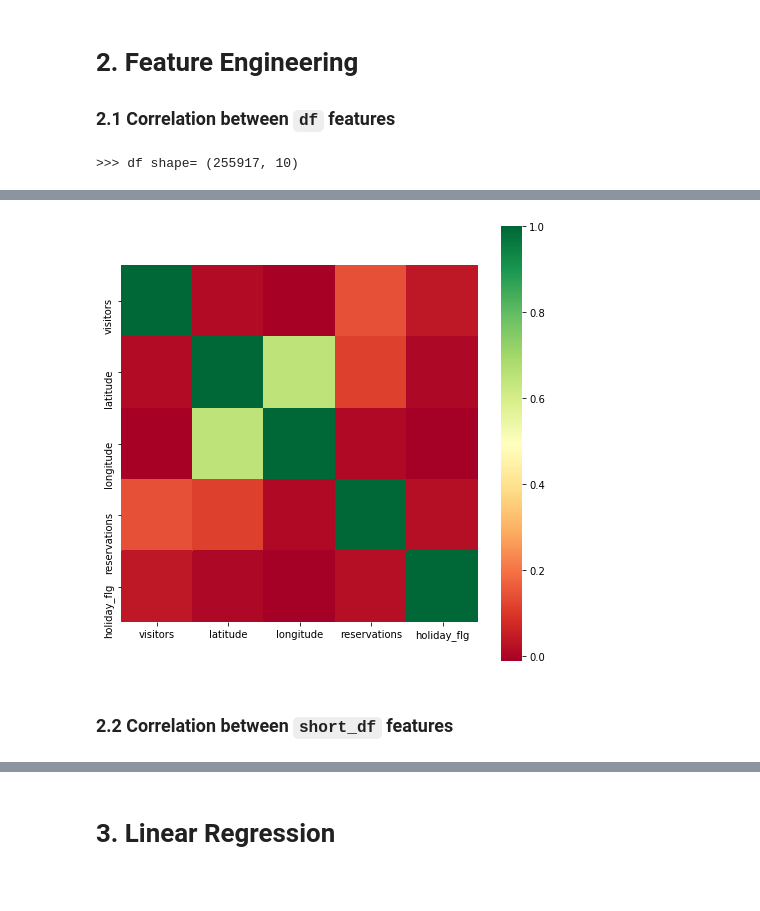
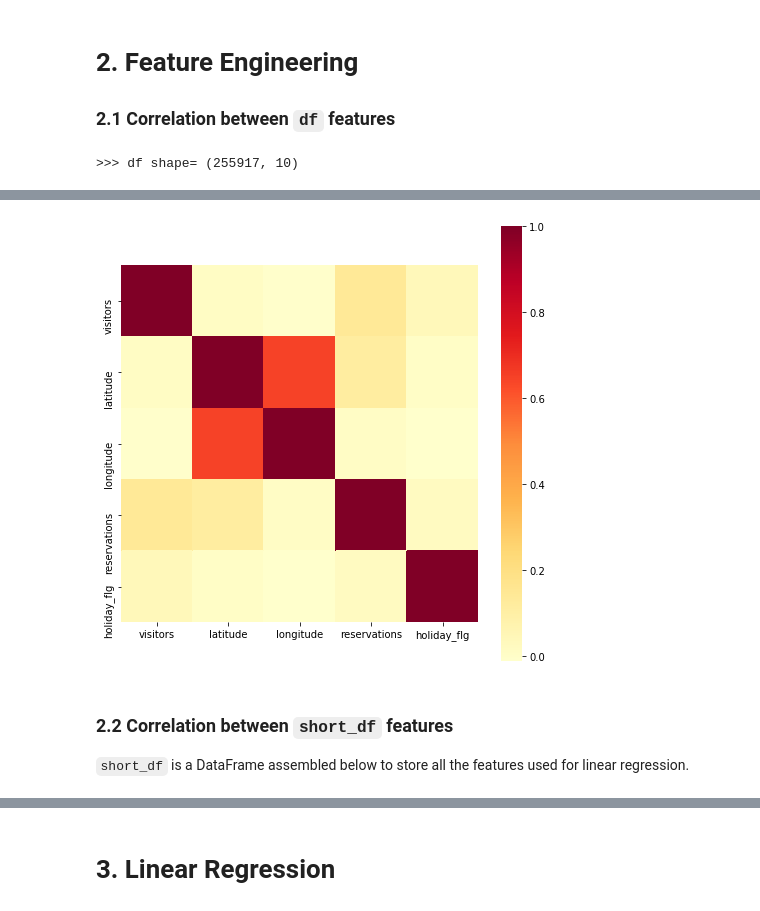
Before and after one commit to karlphillip/DataScience, a Jupyter notebook: Capstone Project1/3_regression.ipynb, the cells around one changed output, grey strips where cells are left out. Drawn from its saved outputs; the diff is of its cells as text; code cells hidden in the pictures.

Commit message:
Updated heatmap in Capstone Project 1 - Regression

```diff
--- a/Capstone Project1/3_regression.ipynb
+++ b/Capstone Project1/3_regression.ipynb
@@ -34,23 +34,25 @@ A Jupyter Widget
 # %%
 print('>>> df shape=', df.shape)
 display(df.head(5))
 
 # Plot correlation between different features
 plt.figure(figsize=(8, 8))
-sns.heatmap(df.corr(), square=True, cmap='RdYlGn')
+sns.heatmap(df.corr(), square=True, cmap='YlOrRd') # # RdBu_r, YlOrRd
 plt.plot()
 plt.show()
 # %% [output]
 >>> df shape= (255917, 10)
 |  | air_store_id | visit_date | visitors | genre_name | area_name | latitude | longitude | reservations | ... |
 | 0 | air_ba937bf13d40fb24 | 2016-01-13 | 25 | Dining bar | Tōkyō-to Minato-ku Shibakōen | 35.658068 | 139.751599 | -1.0 | ... |
 | 1 | air_ba937bf13d40fb24 | 2016-01-14 | 32 | Dining bar | Tōkyō-to Minato-ku Shibakōen | 35.658068 | 139.751599 | -1.0 | ... |
 | 2 | air_ba937bf13d40fb24 | 2016-01-15 | 29 | Dining bar | Tōkyō-to Minato-ku Shibakōen | 35.658068 | 139.751599 | -1.0 | ... |
 | 3 | air_ba937bf13d40fb24 | 2016-01-16 | 22 | Dining bar | Tōkyō-to Minato-ku Shibakōen | 35.658068 | 139.751599 | -1.0 | ... |
 | 4 | air_ba937bf13d40fb24 | 2016-01-18 | 6 | Dining bar | Tōkyō-to Minato-ku Shibakōen | 35.658068 | 139.751599 | -1.0 | ... |
-[figure, old version]
+[figure, new version]
 # %% [markdown]
 ### 2.2 Correlation between `short_df` features
+
+`short_df` is a DataFrame assembled below to store all the features used for linear regression.
 # %%
 # Select which features are going to be used from the Dataframe
 short_df = df[ ['air_store_id', 'visit_date', 'visitors', 'day_of_week', 'holiday_flg', 'reservations'] ].copy()
```
Also changed, not shown: parts of 1 cell of this notebook.
